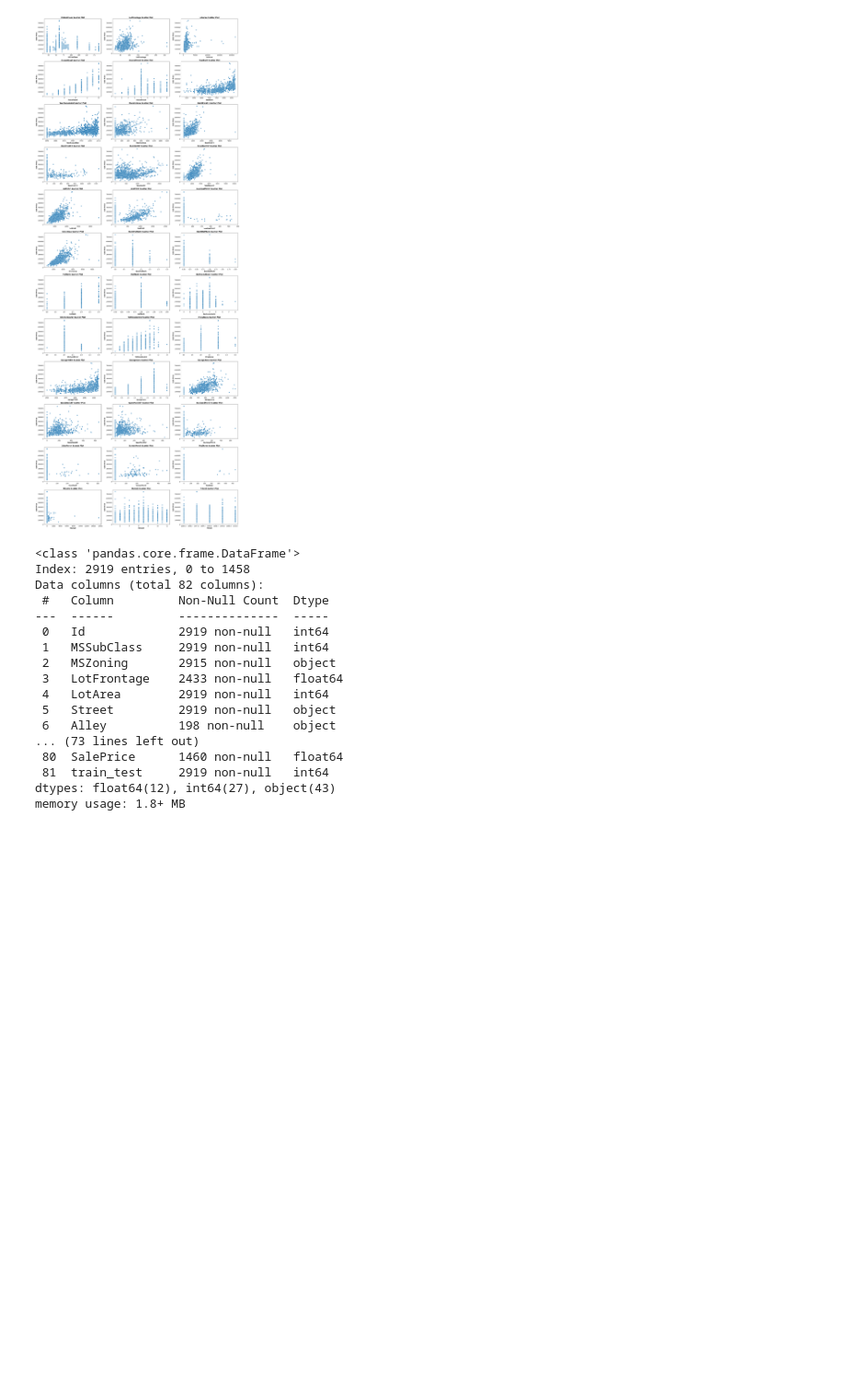
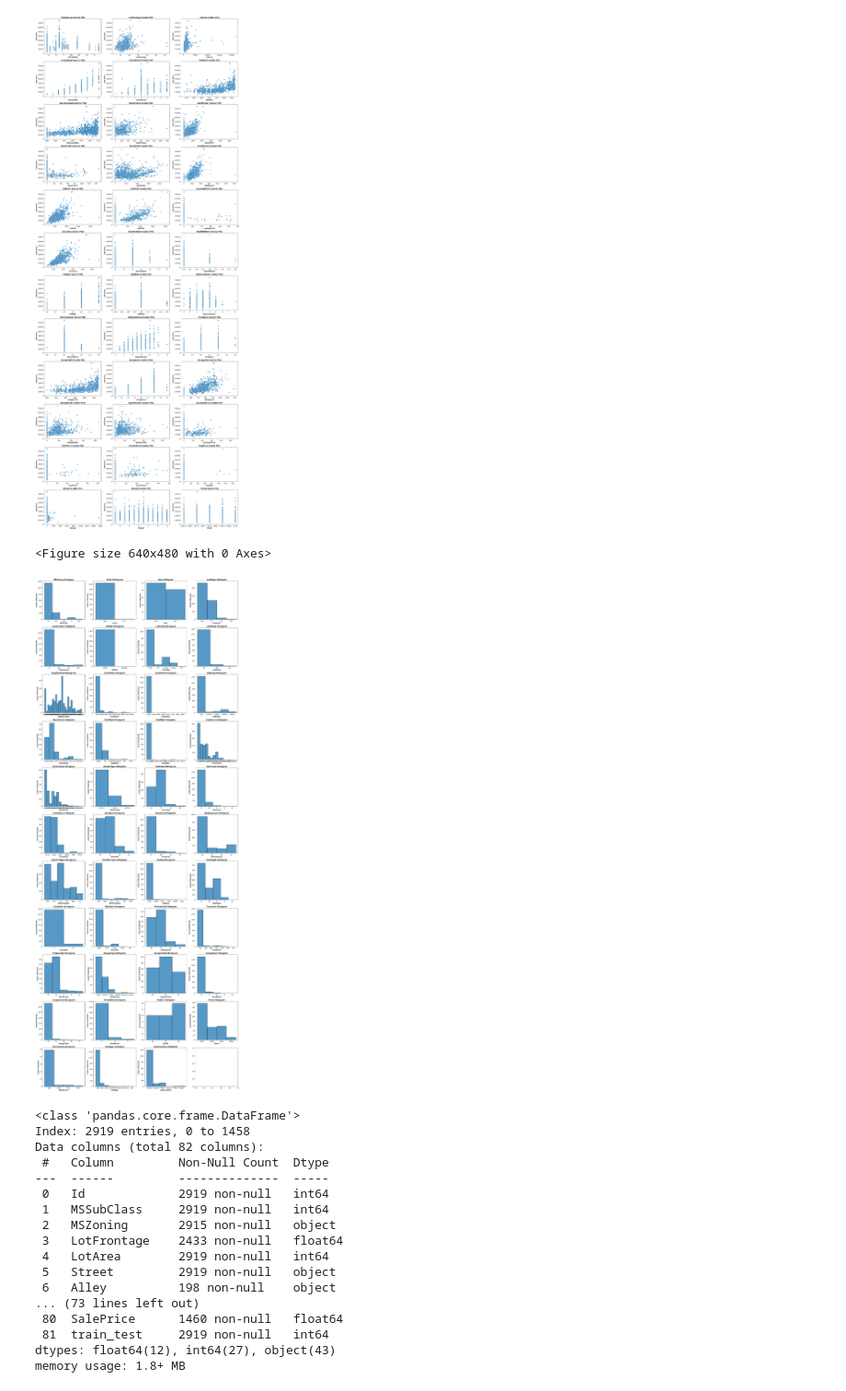
Before and after one commit to JonathonBriggs/AnalyticsProjects, a Jupyter notebook: Kaggle/housing-prices-competition.ipynb, the cells around one changed output. Shown at 92% size. Cells and saved outputs as stored; diff of their text form; code cells hidden in the pictures; blank space fills up the shorter version.

```diff
--- a/Kaggle/housing-prices-competition.ipynb
+++ b/Kaggle/housing-prices-competition.ipynb
@@ -232,0 +250,20 @@ Name: count, dtype: int64
+# %%
+#Data clean up using conclusions from above
+train['LotFrontage'] = train['LotFrontage'].astype('float')
+train['LotFrontage'].fillna(train.LotFrontage.median(), inplace=True) #Fill with Median
+train['Alley'].fillna('None', inplace=True) #Fill with None
+train['MasVnrType'].fillna('None', inplace=True) #Fill with None
+train['MasVnrArea'].fillna(0, inplace=True) #Fill with 0
+train['BsmtQual'].fillna('None', inplace=True) #Fill with None
+train['BsmtCond'].fillna('None', inplace=True) #Fill with None
+train['BsmtExposure'].fillna('None', inplace=True) #Fill with None
+train['BsmtFinType1'].fillna('None', inplace=True) #Fill with None
+train['BsmtFinType2'].fillna('None', inplace=True) #Fill with None
+train['Electrical'].fillna('SBrkr', inplace=True) #Fill with SBrkr
+train['FireplaceQu'].fillna('No Fireplace', inplace=True) #Fill with No Fireplace
+train['GarageType'].fillna('No Garage', inplace=True) #Fill with No Garage
+train['GarageYrBlt'].fillna('No Garage', inplace=True) #Fill with No Garage
+train['GarageFinish'].fillna('No Garage', inplace=True) #Fill with No Garage
+train['GarageQual'].fillna('No Garage', inplace=True) #Fill with No Garage
+train['GarageCond'].fillna('No Garage', inplace=True) #Fill with No Garage
+train['Fence'].fillna('No Fence', inplace=True) #Fill with No Fence
@@ -302,6 +351,24 @@ plt.show()
 # %% [output]
 <Figure size 640x480 with 0 Axes>
 [figure]
+# %%
+#Histograms for all categorical fields to show distributions after data cleaning
+plt.clf()
+fig, axes = plt.subplots(11, 4, figsize=(20, 50))
+axes = axes.flatten()
+
+# train_categorical.shape #43 columns
+for i, col in enumerate(train_categorical.columns):
+    sns.histplot(train_categorical, x=col, ax=axes[i])
+    axes[i].set_title(col + ' Histogram', fontweight='bold')
+    axes[i].set_xlabel(col, fontweight='bold')
+    axes[i].set_ylabel('Count of Records', fontweight='bold')
+
+plt.tight_layout()
+plt.show()
+# %% [output]
+<Figure size 640x480 with 0 Axes>
+[figure, added]
 # %%
 #Combine train and test data sets
 
```
Also changed, not shown: parts of 6 cells of this notebook.
